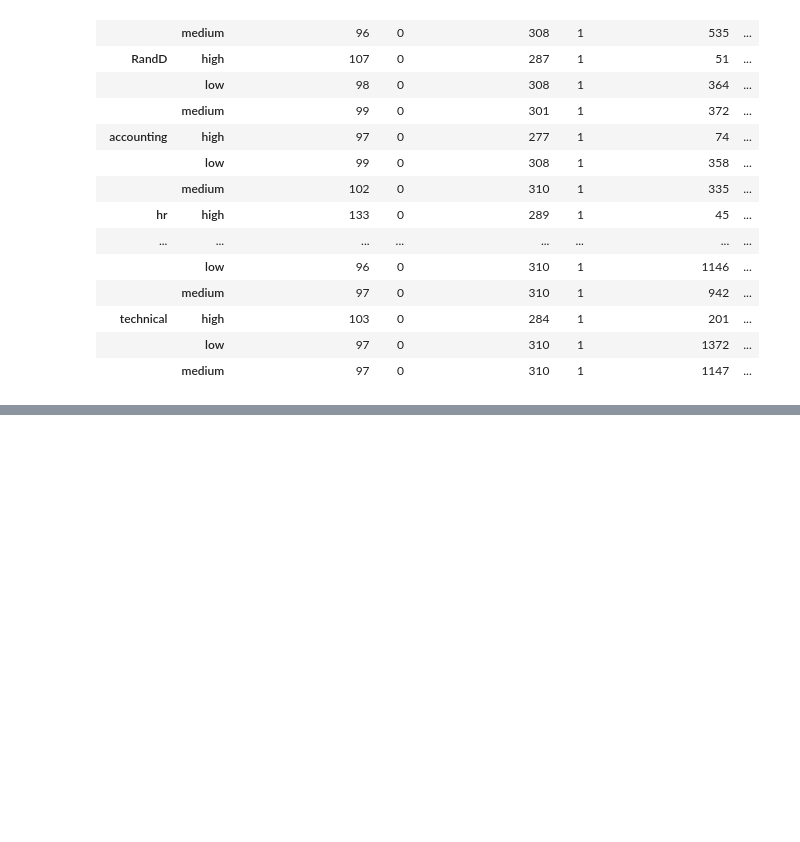
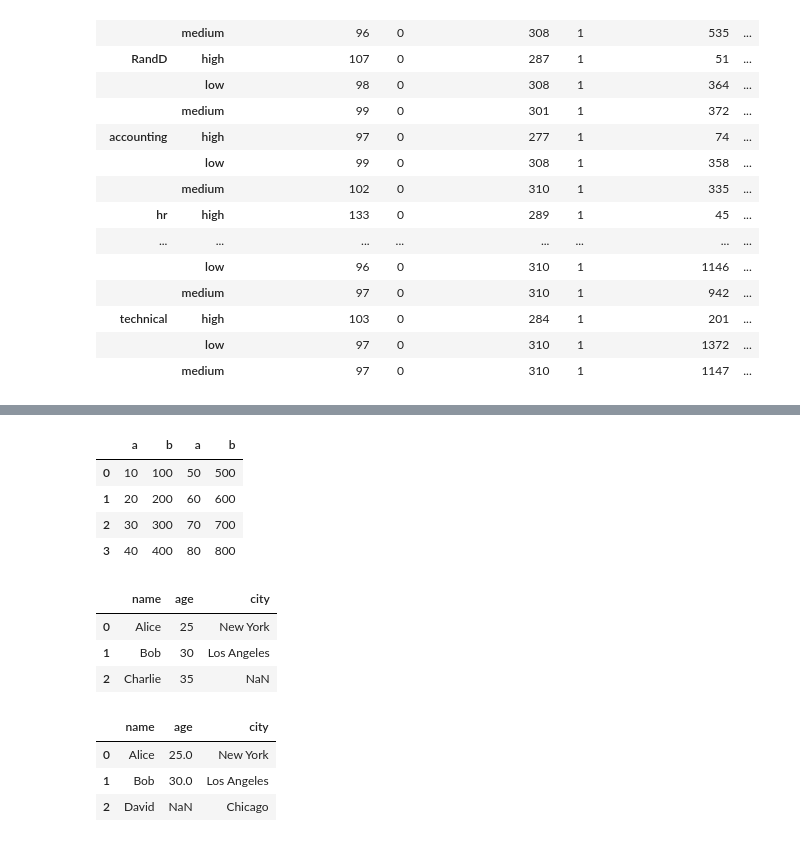
Before and after one commit to sangu0005/data_analysis_workspace, a Jupyter notebook: Hr_Data.ipynb, the cells around one changed output, grey strips where cells are left out. Drawn from its saved outputs; the diff is of its cells as text; code cells hidden in the pictures; blank space fills up the shorter version.

```diff
--- a/Hr_Data.ipynb
+++ b/Hr_Data.ipynb
@@ -259,0 +299,8 @@ df.pivot_table(index=['Department', 'Salary '], values=['Average_Monthly_Hours',
+# %%
+pd.concat([df1, df2], axis=1)
+# %% [output]
+|  | a | b | a | b |
+| 0 | 10 | 100 | 50 | 500 |
+| 1 | 20 | 200 | 60 | 600 |
+| 2 | 30 | 300 | 70 | 700 |
+| 3 | 40 | 400 | 80 | 800 |
@@ -259,0 +310,16 @@ df.pivot_table(index=['Department', 'Salary '], values=['Average_Monthly_Hours',
+# %%
+#merge(df1,df2, on='column_name', how='inner')  # inner, outer, left, right
+
+pd.merge(df3, df4, on='name',how='left')
+# %% [output]
+|  | name | age | city |
+| 0 | Alice | 25 | New York |
+| 1 | Bob | 30 | Los Angeles |
+| 2 | Charlie | 35 | NaN |
+# %%
+pd.merge(df3, df4, on='name',how='right')
+# %% [output]
+|  | name | age | city |
+| 0 | Alice | 25.0 | New York |
+| 1 | Bob | 30.0 | Los Angeles |
+| 2 | David | NaN | Chicago |
```
Also changed, not shown: parts of 5 cells of this notebook.
